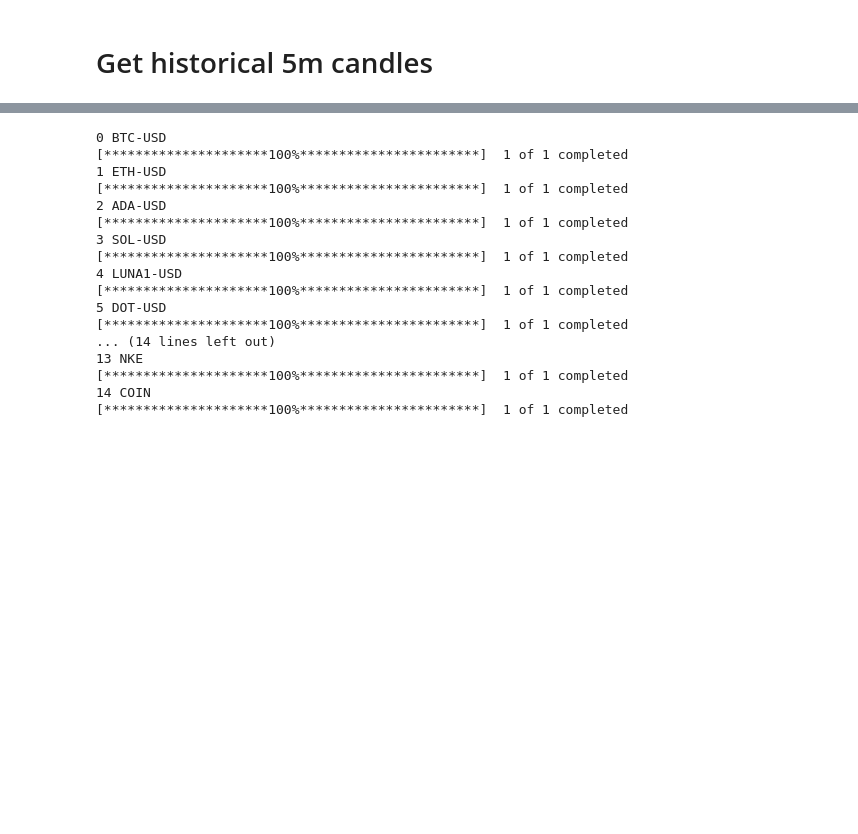
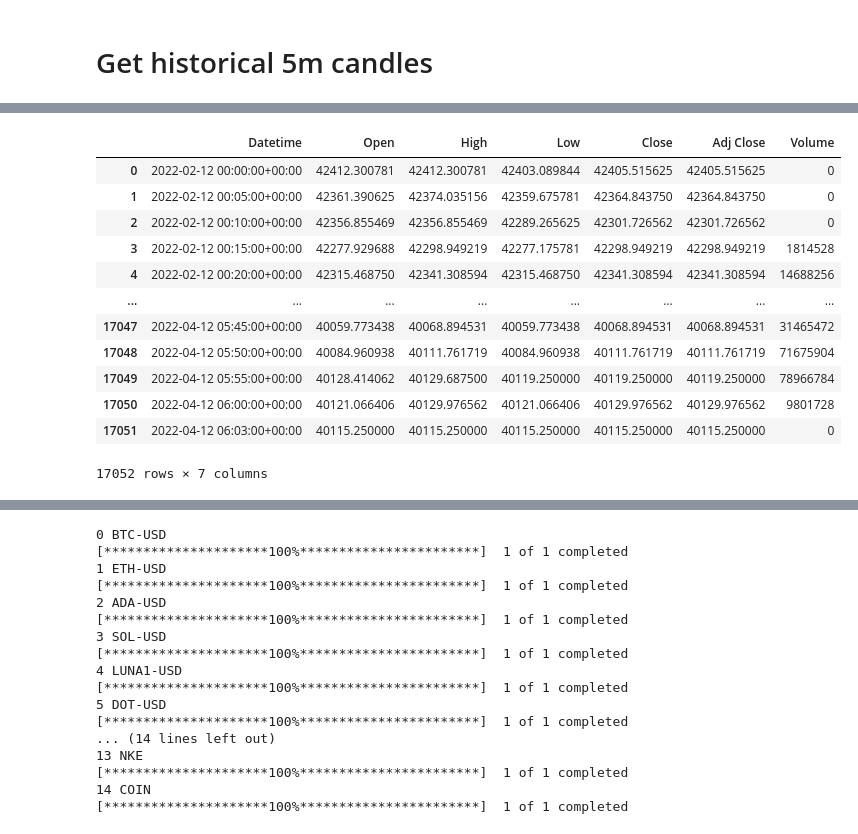
Before and after one commit to sjuanandres0/Chewbacca, a Jupyter notebook: chewie_playground.ipynb, the cells around one changed output, grey strips where cells are left out. Cells and saved outputs as stored; diff of their text form; code cells hidden in the pictures; blank space fills up the shorter version.

```diff
--- a/chewie_playground.ipynb
+++ b/chewie_playground.ipynb
@@ -728,0 +788,18 @@ df
+# %%
+df_new = pd.DataFrame()
+df_new = df_new.append(df1)
+df_new
+# %% [output]
+|  | Datetime | Open | High | Low | Close | Adj Close | Volume |
+| 0 | 2022-02-12 00:00:00+00:00 | 42412.300781 | 42412.300781 | 42403.089844 | 42405.515625 | 42405.515625 | 0 |
+| 1 | 2022-02-12 00:05:00+00:00 | 42361.390625 | 42374.035156 | 42359.675781 | 42364.843750 | 42364.843750 | 0 |
+| 2 | 2022-02-12 00:10:00+00:00 | 42356.855469 | 42356.855469 | 42289.265625 | 42301.726562 | 42301.726562 | 0 |
+| 3 | 2022-02-12 00:15:00+00:00 | 42277.929688 | 42298.949219 | 42277.175781 | 42298.949219 | 42298.949219 | 1814528 |
+| 4 | 2022-02-12 00:20:00+00:00 | 42315.468750 | 42341.308594 | 42315.468750 | 42341.308594 | 42341.308594 | 14688256 |
+| ... | ... | ... | ... | ... | ... | ... | ... |
+| 17047 | 2022-04-12 05:45:00+00:00 | 40059.773438 | 40068.894531 | 40059.773438 | 40068.894531 | 40068.894531 | 31465472 |
+| 17048 | 2022-04-12 05:50:00+00:00 | 40084.960938 | 40111.761719 | 40084.960938 | 40111.761719 | 40111.761719 | 71675904 |
+| 17049 | 2022-04-12 05:55:00+00:00 | 40128.414062 | 40129.687500 | 40119.250000 | 40119.250000 | 40119.250000 | 78966784 |
+| 17050 | 2022-04-12 06:00:00+00:00 | 40121.066406 | 40129.976562 | 40121.066406 | 40129.976562 | 40129.976562 | 9801728 |
+| 17051 | 2022-04-12 06:03:00+00:00 | 40115.250000 | 40115.250000 | 40115.250000 | 40115.250000 | 40115.250000 | 0 |
+17052 rows × 7 columns
```
Also changed, not shown: parts of 12 cells of this notebook, 14 other files.
